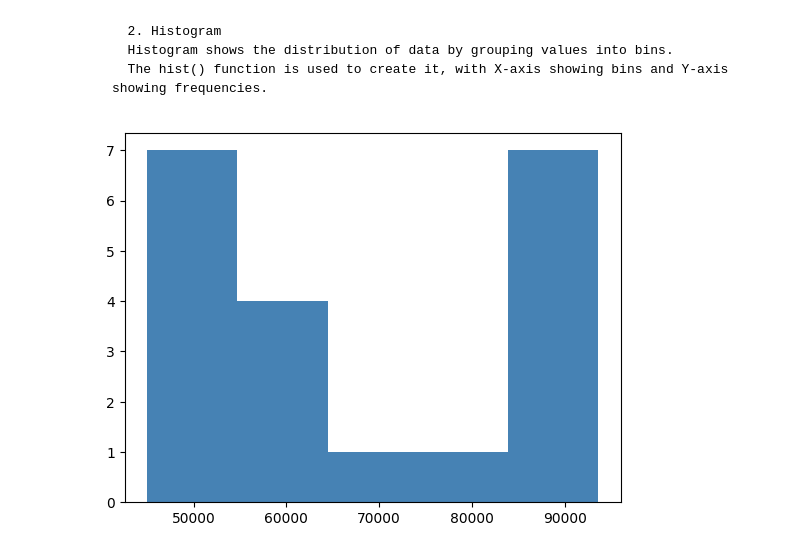
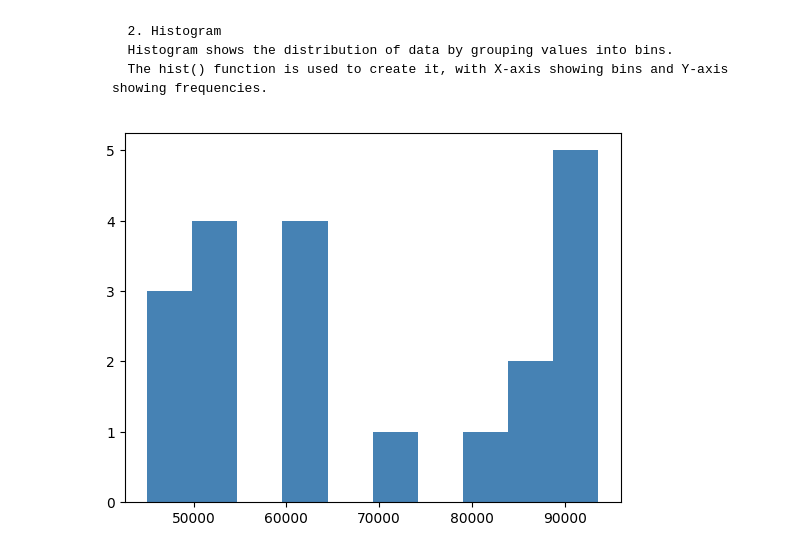
Before and after one commit to MohdAffan27/AI-Learning-Journey, a Jupyter notebook: 04_MATPLOTLIB/Matplotlib_Tutorial.ipynb, the cells around one changed output. Cells and saved outputs as stored; diff of their text form; code cells hidden in the pictures.

```diff
--- a/04_MATPLOTLIB/Matplotlib_Tutorial.ipynb
+++ b/04_MATPLOTLIB/Matplotlib_Tutorial.ipynb
@@ -67,10 +68,10 @@ plt.show()
       Histogram shows the distribution of data by grouping values into bins.
       The hist() function is used to create it, with X-axis showing bins and Y-axis showing frequencies.
 # %%
-plt.hist(df, bins=5, color='steelblue')
-plt.title = "Histogram"
-plt.xlabel= "Salaries"
-plt.ylabel= "Frequency"
+plt.hist(df, bins=10, color='steelblue')
+plt.title = ("Histogram")
+plt.xlabel= ("Salaries")
+plt.ylabel= ("Frequency")
 plt.show()
 # %% [output]
-[figure, old version]
+[figure, new version]
```
Also changed, not shown: parts of 7 cells of this notebook.
